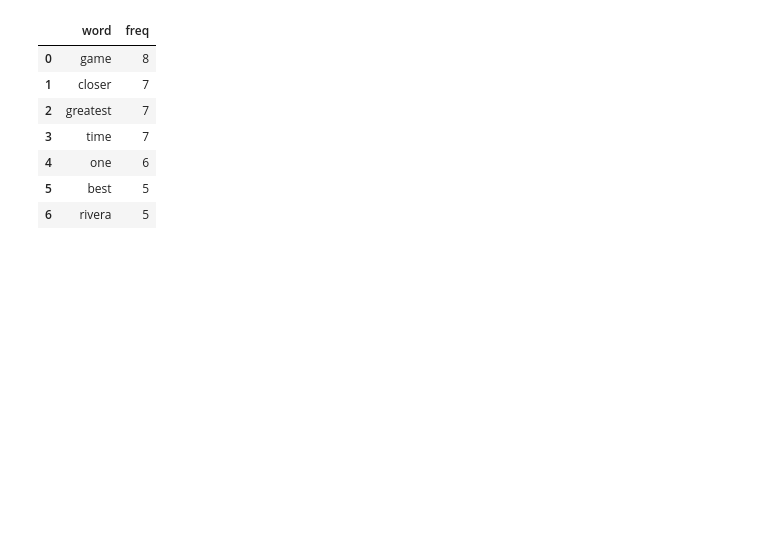
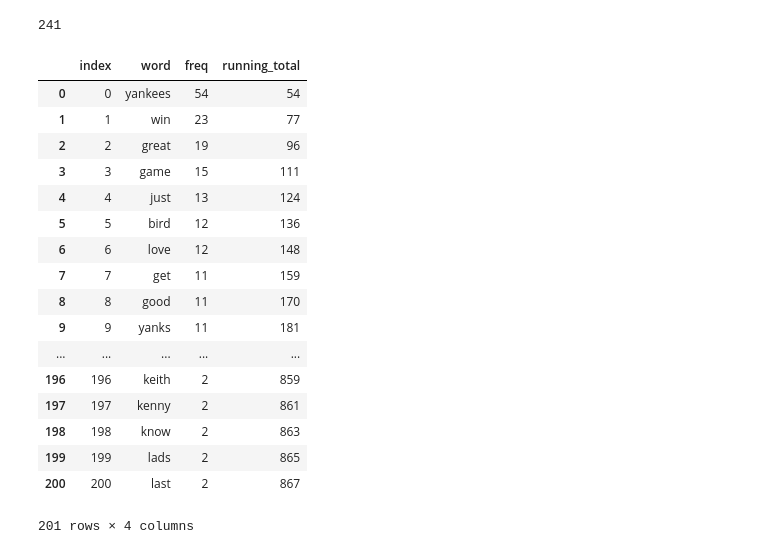
Before and after one commit to PLombardo811/620, a Jupyter notebook: Week 4 Assignment 2.ipynb, the cells around one changed output. Cells and saved outputs as stored; diff of their text form; code cells hidden in the pictures; blank space fills up the shorter version.

```diff
--- a/Week 4 Assignment 2.ipynb
+++ b/Week 4 Assignment 2.ipynb
@@ -19,4 +19,5 @@ warnings.simplefilter(action='ignore', category=FutureWarning)
 # %%
 url = 'https://raw.githubusercontent.com/PLombardo811/620/Week4_2/term_frame.csv'
 df = pd.read_csv(url)
-df
+df.freq.astype(int)
+df = df.reset_index()
@@ -49,0 +38,4 @@ row_count
+# %%
+running_total = np.cumsum(df.freq)
+running_total = list(running_total)
+df['running_total'] = running_total
@@ -50,15 +64,30 @@ row_count
+# %%
+row_count = len(df_top_half)
+row_count
+# %% [output]
+241
 # %%
 #Identify the 200 highest frequency words in this corpus.
-df_high_freq = df.loc[df['freq'] > 3]
+df_high_freq = df.loc[df['index'] < 201]
 df_high_freq
 # %% [output]
-|  | word | freq |
-| 0 | game | 8 |
-| 1 | closer | 7 |
-| 2 | greatest | 7 |
-| 3 | time | 7 |
-| 4 | one | 6 |
-| 5 | best | 5 |
-| 6 | rivera | 5 |
+|  | index | word | freq | running_total |
+| 0 | 0 | yankees | 54 | 54 |
+| 1 | 1 | win | 23 | 77 |
+| 2 | 2 | great | 19 | 96 |
+| 3 | 3 | game | 15 | 111 |
+| 4 | 4 | just | 13 | 124 |
+| 5 | 5 | bird | 12 | 136 |
+| 6 | 6 | love | 12 | 148 |
+| 7 | 7 | get | 11 | 159 |
+| 8 | 8 | good | 11 | 170 |
+| 9 | 9 | yanks | 11 | 181 |
+| ... | ... | ... | ... | ... |
+| 196 | 196 | keith | 2 | 859 |
+| 197 | 197 | kenny | 2 | 861 |
+| 198 | 198 | know | 2 | 863 |
+| 199 | 199 | lads | 2 | 865 |
+| 200 | 200 | last | 2 | 867 |
+201 rows × 4 columns
 # %%
 #Create a graph that shows the relative frequency of these 200 word
```
Also changed, not shown: parts of 7 cells of this notebook.
